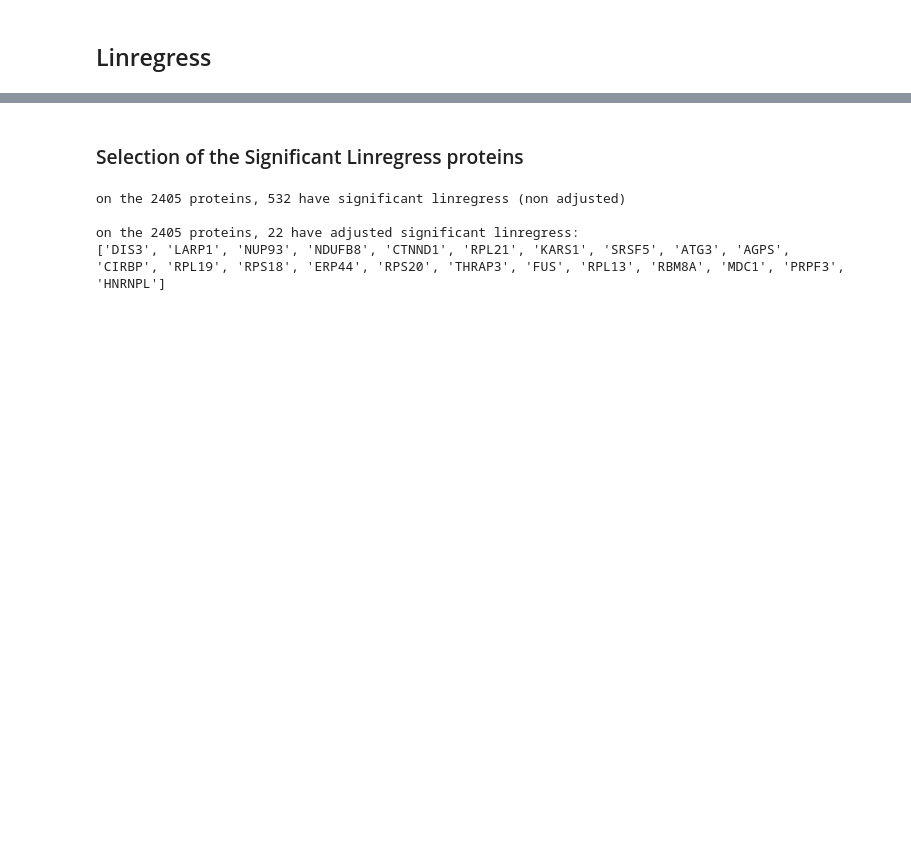
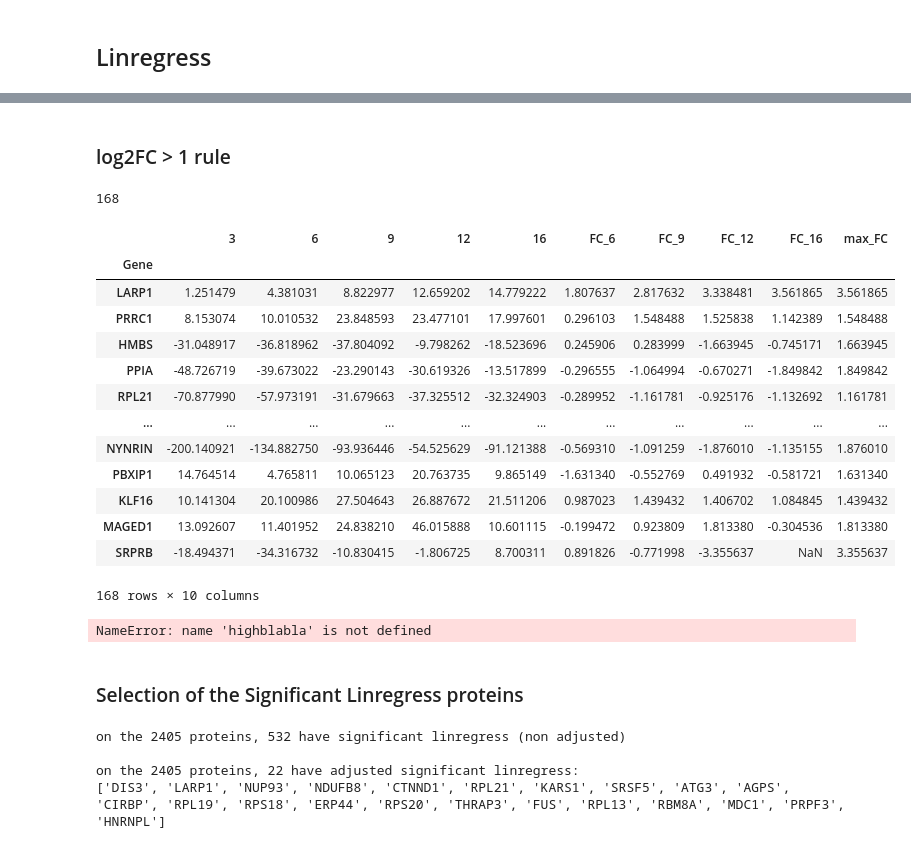
Before and after one commit to Keviosta/Temp_3.2.-.C, a Jupyter notebook: HEK293_Proteomic data.ipynb, the cells around one changed output, grey strips where cells are left out. Cells and saved outputs as stored; diff of their text form; code cells hidden in the pictures; blank space fills up the shorter version.

```diff
--- a/HEK293_Proteomic data.ipynb
+++ b/HEK293_Proteomic data.ipynb
@@ -130,0 +134,3 @@ Index([3, 3, 3, 6, 6, 6, 9, 9, 9, 12, 12, 12, 16, 16, 16], dtype='int64')
+# %%
+df_linregress_median = df_linregress.groupby(axis=1, level=0).median()
+df_linregress_median.head(2)
@@ -130,0 +142,11 @@ Index([3, 3, 3, 6, 6, 6, 9, 9, 9, 12, 12, 12, 16, 16, 16], dtype='int64')
+# %%
+# create new df
+df_linregress_model = pandas.DataFrame(index=df_linregress_median.index,
+                                       columns=df_linregress_median.iloc[:,:-4].columns)
+
+# transform value to have model: Value * Slope + intercept
+for col in set(df_linregress_model.columns):
+    df_linregress_model[col] = (df_linregress_median['slope'] *
+                                df_linregress_median[col]) + df_linregress_median['intercept']
+
+df_linregress_model.head()
@@ -131,3 +161,45 @@ Index([3, 3, 3, 6, 6, 6, 9, 9, 9, 12, 12, 12, 16, 16, 16], dtype='int64')
+# %% [markdown]
+### log2FC > 1 rule
+# %%
+## LinRegress Slope (output: slope, intercept, rvalue, pvalue)
+df_linregress_model = df_linregress_model.assign(FC_6 = (df_linregress_model[6] / df_linregress_model[3]),
+                                                 FC_9 = (df_linregress_model[9] / df_linregress_model[3]),
+                                                 FC_12 = (df_linregress_model[12] / df_linregress_model[3]),
+                                                 FC_16 = (df_linregress_model[16] / df_linregress_model[3]))
+
+# Log2 FC
+df_linregress_model.iloc[:,-4:] = df_linregress_model.iloc[:,-4:].apply(numpy.log2)
+
+df_linregress_model['max_FC'] = abs(df_linregress_model.iloc[:,-4:]).max(axis = 1)
+print(len(df_linregress_model[df_linregress_model['max_FC'] > 1]))
+# df_linregress_model
+# %%
+print(len(df_linregress_model[df_linregress_model['max_FC'] > 1]))
+# %% [output]
+168
+# %%
+highblabla = df_linregress_model[df_linregress_model['max_FC'] > 1]
+highblabla
+# %% [output]
+|  | 3 | 6 | 9 | 12 | 16 | FC_6 | FC_9 | FC_12 | FC_16 | max_FC |
+| Gene |  |  |  |  |  |  |  |  |  |  |
+| LARP1 | 1.251479 | 4.381031 | 8.822977 | 12.659202 | 14.779222 | 1.807637 | 2.817632 | 3.338481 | 3.561865 | 3.561865 |
+| PRRC1 | 8.153074 | 10.010532 | 23.848593 | 23.477101 | 17.997601 | 0.296103 | 1.548488 | 1.525838 | 1.142389 | 1.548488 |
+| HMBS | -31.048917 | -36.818962 | -37.804092 | -9.798262 | -18.523696 | 0.245906 | 0.283999 | -1.663945 | -0.745171 | 1.663945 |
+| PPIA | -48.726719 | -39.673022 | -23.290143 | -30.619326 | -13.517899 | -0.296555 | -1.064994 | -0.670271 | -1.849842 | 1.849842 |
+| RPL21 | -70.877990 | -57.973191 | -31.679663 | -37.325512 | -32.324903 | -0.289952 | -1.161781 | -0.925176 | -1.132692 | 1.161781 |
+| ... | ... | ... | ... | ... | ... | ... | ... | ... | ... | ... |
+| NYNRIN | -200.140921 | -134.882750 | -93.936446 | -54.525629 | -91.121388 | -0.569310 | -1.091259 | -1.876010 | -1.135155 | 1.876010 |
+| PBXIP1 | 14.764514 | 4.765811 | 10.065123 | 20.763735 | 9.865149 | -1.631340 | -0.552769 | 0.491932 | -0.581721 | 1.631340 |
+| KLF16 | 10.141304 | 20.100986 | 27.504643 | 26.887672 | 21.511206 | 0.987023 | 1.439432 | 1.406702 | 1.084845 | 1.439432 |
+| MAGED1 | 13.092607 | 11.401952 | 24.838210 | 46.015888 | 10.601115 | -0.199472 | 0.923809 | 1.813380 | -0.304536 | 1.813380 |
+| SRPRB | -18.494371 | -34.316732 | -10.830415 | -1.806725 | 8.700311 | 0.891826 | -0.771998 | -3.355637 | NaN | 3.355637 |
+168 rows × 10 columns
+# %%
+targetouilles = ['CIRBP', 'SMYD5', 'RBM3', 'HNRNPDL', 'SRSF5']
+highblabla[highblabla.index.isin(targetouilles)]
+# %% [output]
+NameError: name 'highblabla' is not defined
 # %% [markdown]
 ### Selection of the Significant Linregress proteins
 # %%
```
Also changed, not shown: parts of 51 cells of this notebook, 5 other files.
